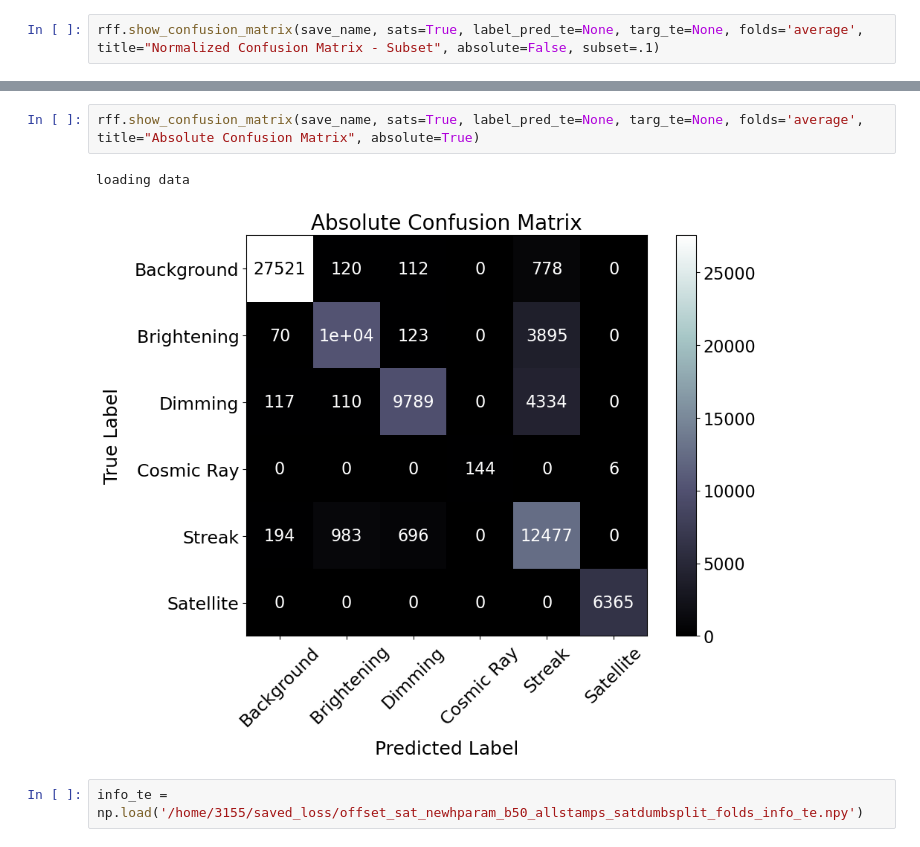
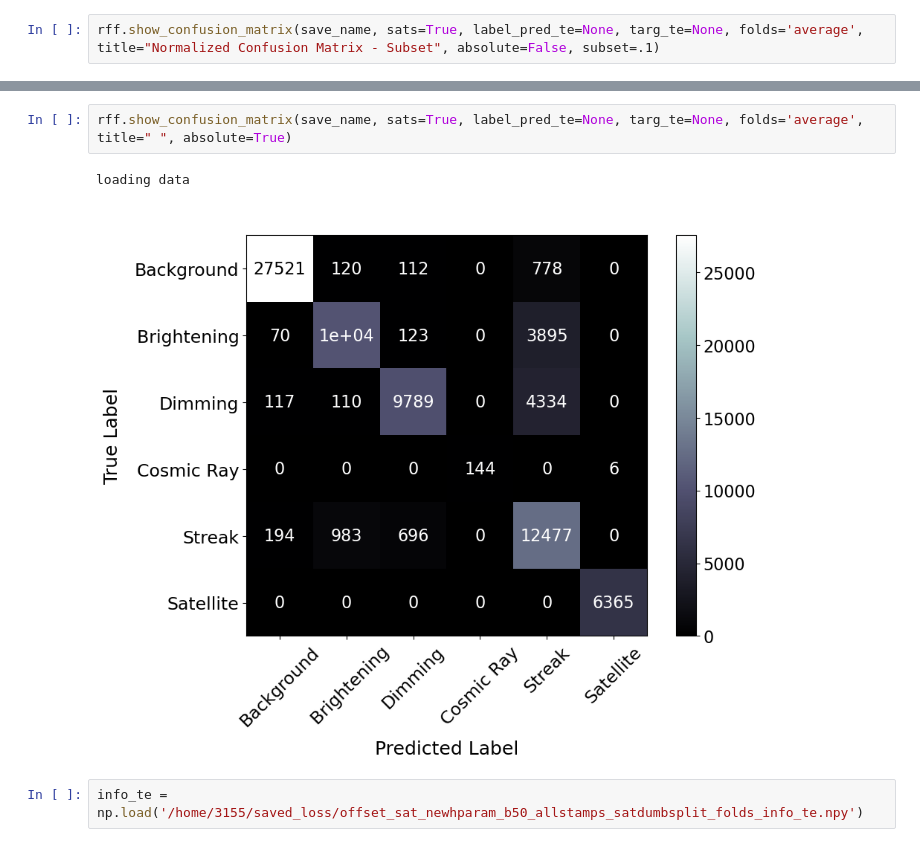
Before and after one commit to SHDaniels/Continuous-Readout-Image-Transient-Detection-with-CNNs, a Jupyter notebook: pretty_cnn_plots_april.ipynb, the cells around one changed output, grey strips where cells are left out. Drawn from its saved outputs; the diff is of its cells as text.

```diff
--- a/pretty_cnn_plots_april.ipynb
+++ b/pretty_cnn_plots_april.ipynb
@@ -77,8 +77,8 @@ loading data
 # %%
-rff.show_confusion_matrix(save_name, sats=True, label_pred_te=None, targ_te=None, folds='average', title="Absolute Confusion Matrix", absolute=True)
+rff.show_confusion_matrix(save_name, sats=True, label_pred_te=None, targ_te=None, folds='average', title=" ", absolute=True)
 # %% [output]
 loading data
-[figure, old version]
+[figure, new version]
 # %%
 info_te = np.load('/home/3155/saved_loss/offset_sat_newhparam_b50_allstamps_satdumbsplit_folds_info_te.npy')
 # %%
```
Also changed, not shown: parts of 13 cells of this notebook, 4 other files.
